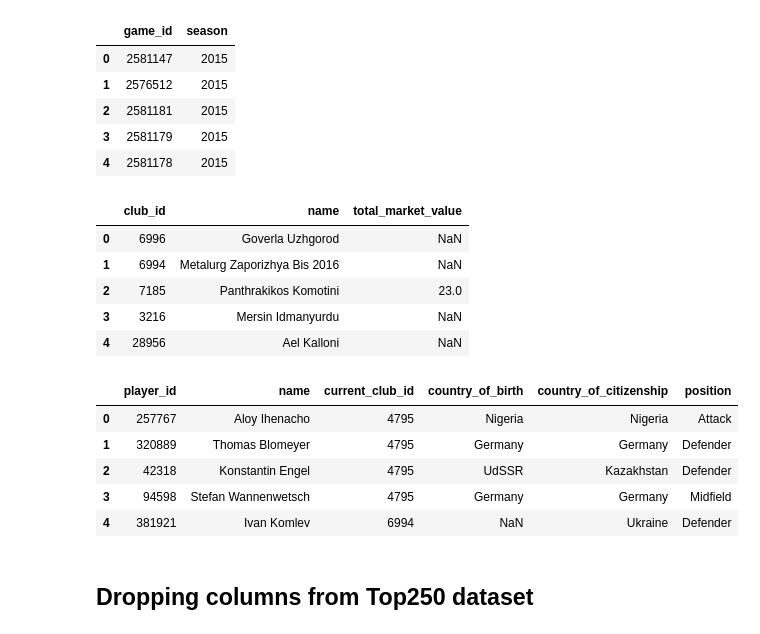
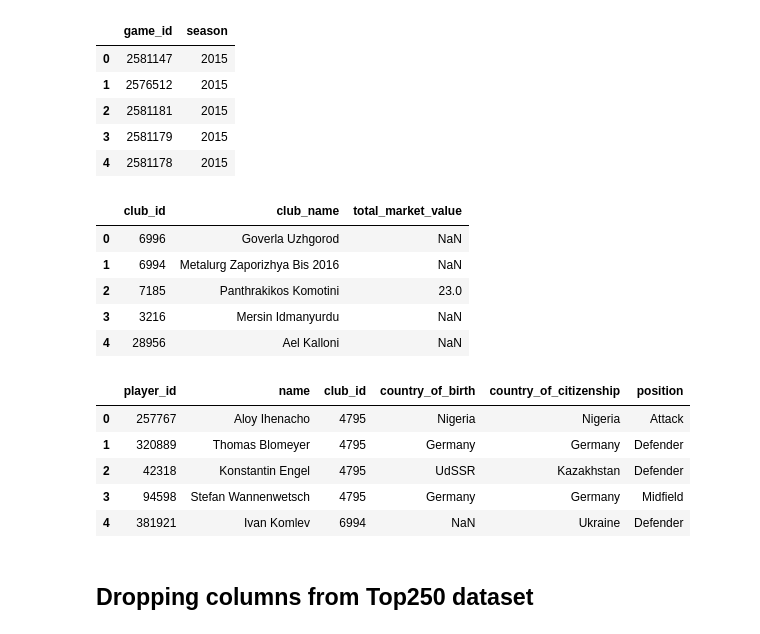
Before and after one commit to Edgarhv/Predicting-Football-soccer-using-a-Machine-Learning-Model, a Jupyter notebook: Feature_Selection.ipynb, the cells around one changed output. Drawn from its saved outputs; the diff is of its cells as text; code cells hidden in the pictures.

```diff
--- a/Feature_Selection.ipynb
+++ b/Feature_Selection.ipynb
@@ -45,10 +45,10 @@ games_df.head()
 # %%
 # Mantaining columns in clubs df
 clubs_df = clubs_df[['club_id', 'pretty_name', 'total_market_value']]
-clubs_df.rename(columns={"pretty_name": "name"}, inplace=True)
+clubs_df.rename(columns={"pretty_name": "club_name"}, inplace=True)
 clubs_df.head()
 # %% [output]
-|  | club_id | name | total_market_value |
+|  | club_id | club_name | total_market_value |
 | 0 | 6996 | Goverla Uzhgorod | NaN |
 | 1 | 6994 | Metalurg Zaporizhya Bis 2016 | NaN |
 | 2 | 7185 | Panthrakikos Komotini | 23.0 |
@@ -58,10 +58,11 @@ clubs_df.head()
 # Mantaining columns in players df
 players_df = players_df[['player_id', 'pretty_name', 'current_club_id', 'country_of_birth', \
                          'country_of_citizenship', 'position']]
-players_df.rename(columns={"pretty_name": "name"}, inplace=True)
+players_df.rename(columns={"pretty_name": "name",
+                          "current_club_id": "club_id"}, inplace=True)
 players_df.head()
 # %% [output]
-|  | player_id | name | current_club_id | country_of_birth | country_of_citizenship | position |
+|  | player_id | name | club_id | country_of_birth | country_of_citizenship | position |
 | 0 | 257767 | Aloy Ihenacho | 4795 | Nigeria | Nigeria | Attack |
 | 1 | 320889 | Thomas Blomeyer | 4795 | Germany | Germany | Defender |
 | 2 | 42318 | Konstantin Engel | 4795 | UdSSR | Kazakhstan | Defender |
```
Also changed, not shown: parts of 6 cells of this notebook, 1 other file.
